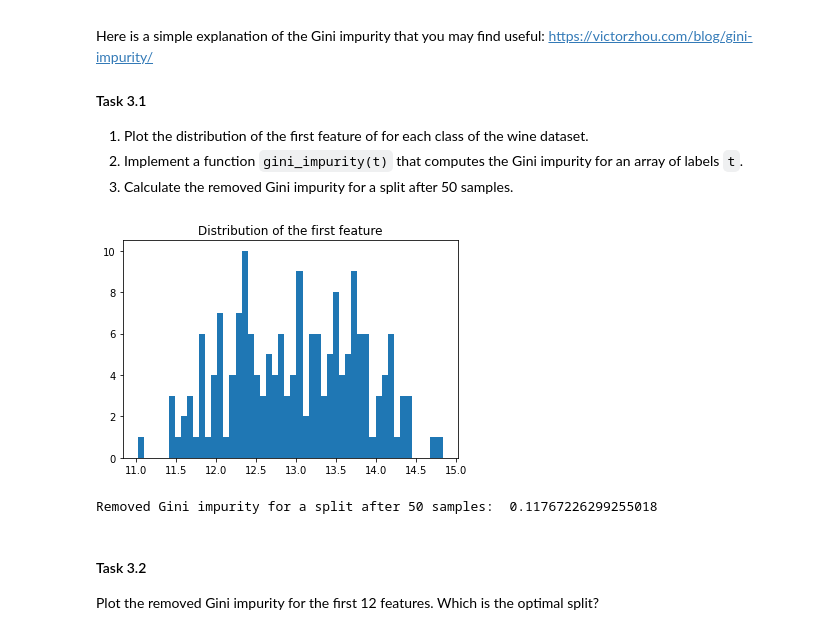
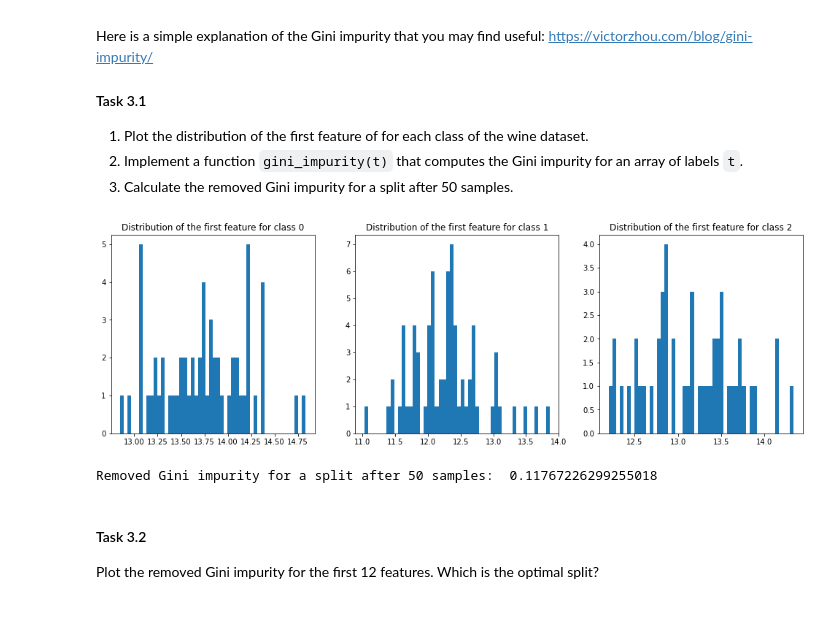
Before and after one commit to atopion/machine-learning, a Jupyter notebook: Practical 3/practical3_FriederikeBecker_StefanPfeiffer_TimonVogt.ipynb, the cells around one changed output. Cells and saved outputs as stored; diff of their text form; code cells hidden in the pictures.

```diff
--- a/Practical 3/practical3_FriederikeBecker_StefanPfeiffer_TimonVogt.ipynb
+++ b/Practical 3/practical3_FriederikeBecker_StefanPfeiffer_TimonVogt.ipynb
@@ -467,28 +467,37 @@ Here is a simple explanation of the Gini impurity that you may find useful: http
 # %%
 # Load Wine dataset and split into train+test set
 from sklearn.datasets import load_wine
 X, t = load_wine(return_X_y=True)
 X_train, X_test, t_train, t_test = split_data(X, t)
 
-plt.hist(X[: ,0], bins=50)
-plt.title("Distribution of the first feature")
+fig, ax = plt.subplots(1,3, figsize=(17, 5))
+
+ax[0].hist(X[t == 0.0][:, 0], bins=50)
+ax[0].set_title("Distribution of the first feature for class 0")
+
+ax[1].hist(X[t == 1.0][:, 0], bins=50)
+ax[1].set_title("Distribution of the first feature for class 1")
+
+ax[2].hist(X[t == 2.0][:, 0], bins=50)
+ax[2].set_title("Distribution of the first feature for class 2")
+
 plt.show()
 
 # Note: number of labels: 3 (0.0, 1.0, 2.0)
 def gini_impurity(t):
     if(len(t) == 0):
         return 0.0
 
     p = len(t[t == 0]) / len(t), len(t[t == 1]) / len(t), len(t[t == 2]) / len(t)
     return p[0] * (1 - p[0]) + p[1] * (1 - p[1]) + p[2] * (1 - p[2])
 
 # Split after 50 samples
 t_1 = t[0:50]
 t_2 = t[51:]
 
 print("Removed Gini impurity for a split after 50 samples: ", (gini_impurity(t) - gini_impurity(t_1) - gini_impurity(t_2)))
 # %% [output]
-[figure, old version]
+[figure, new version]
 Removed Gini impurity for a split after 50 samples:  0.11767226299255018
 # %% [markdown]
 #### Task 3.2
```
